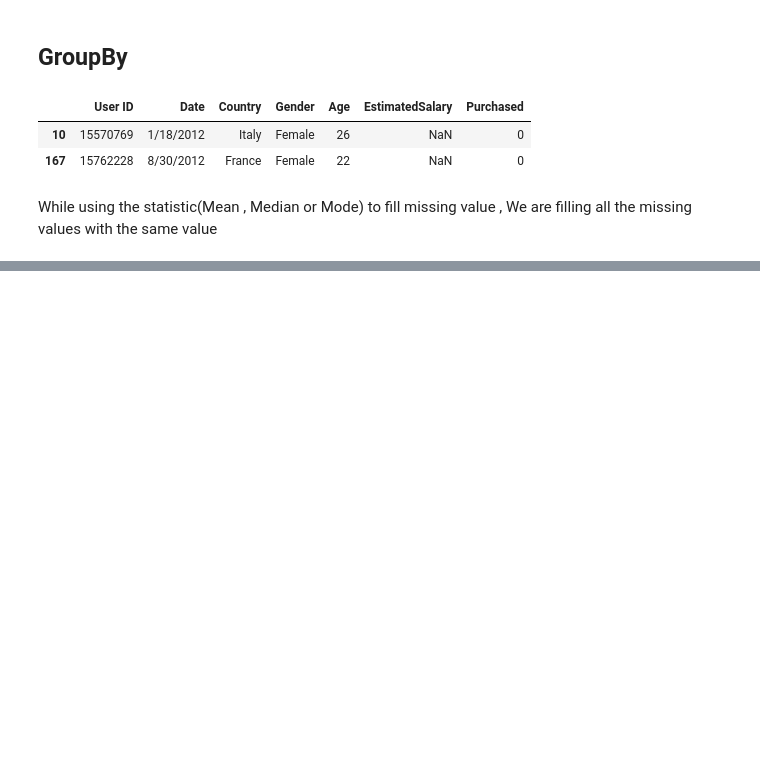
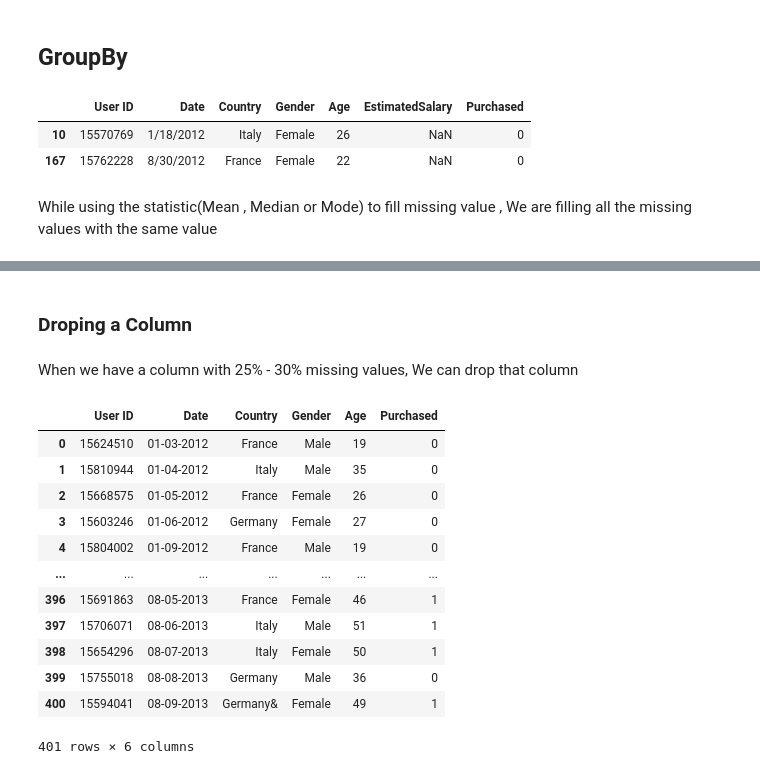
Before and after one commit to mn-manuprasad/DataScience, a Jupyter notebook: 6. Data Preprocessing/Data Preprocessing.ipynb, the cells around one changed output, grey strips where cells are left out. Cells and saved outputs as stored; diff of their text form; code cells hidden in the pictures; blank space fills up the shorter version.

```diff
--- a/6. Data Preprocessing/Data Preprocessing.ipynb
+++ b/6. Data Preprocessing/Data Preprocessing.ipynb
@@ -228,0 +414,2 @@ While using the statistic(Mean , Median or Mode) to fill missing value , We are
+# %%
+data.reset_index(drop=True,inplace=True)
@@ -228,0 +427,20 @@ While using the statistic(Mean , Median or Mode) to fill missing value , We are
+# %% [markdown]
+### Droping a Column
+# %% [markdown]
+When we have a column with 25% - 30% missing values, We can drop that column
+# %%
+data.drop("EstimatedSalary",axis=1)
+# %% [output]
+|  | User ID | Date | Country | Gender | Age | Purchased |
+| 0 | 15624510 | 01-03-2012 | France | Male | 19 | 0 |
+| 1 | 15810944 | 01-04-2012 | Italy | Male | 35 | 0 |
+| 2 | 15668575 | 01-05-2012 | France | Female | 26 | 0 |
+| 3 | 15603246 | 01-06-2012 | Germany | Female | 27 | 0 |
+| 4 | 15804002 | 01-09-2012 | France | Male | 19 | 0 |
+| ... | ... | ... | ... | ... | ... | ... |
+| 396 | 15691863 | 08-05-2013 | France | Female | 46 | 1 |
+| 397 | 15706071 | 08-06-2013 | Italy | Male | 51 | 1 |
+| 398 | 15654296 | 08-07-2013 | Italy | Female | 50 | 1 |
+| 399 | 15755018 | 08-08-2013 | Germany | Male | 36 | 0 |
+| 400 | 15594041 | 08-09-2013 | Germany& | Female | 49 | 1 |
+401 rows × 6 columns
```
Also changed, not shown: parts of 32 cells of this notebook, 3 other files.
